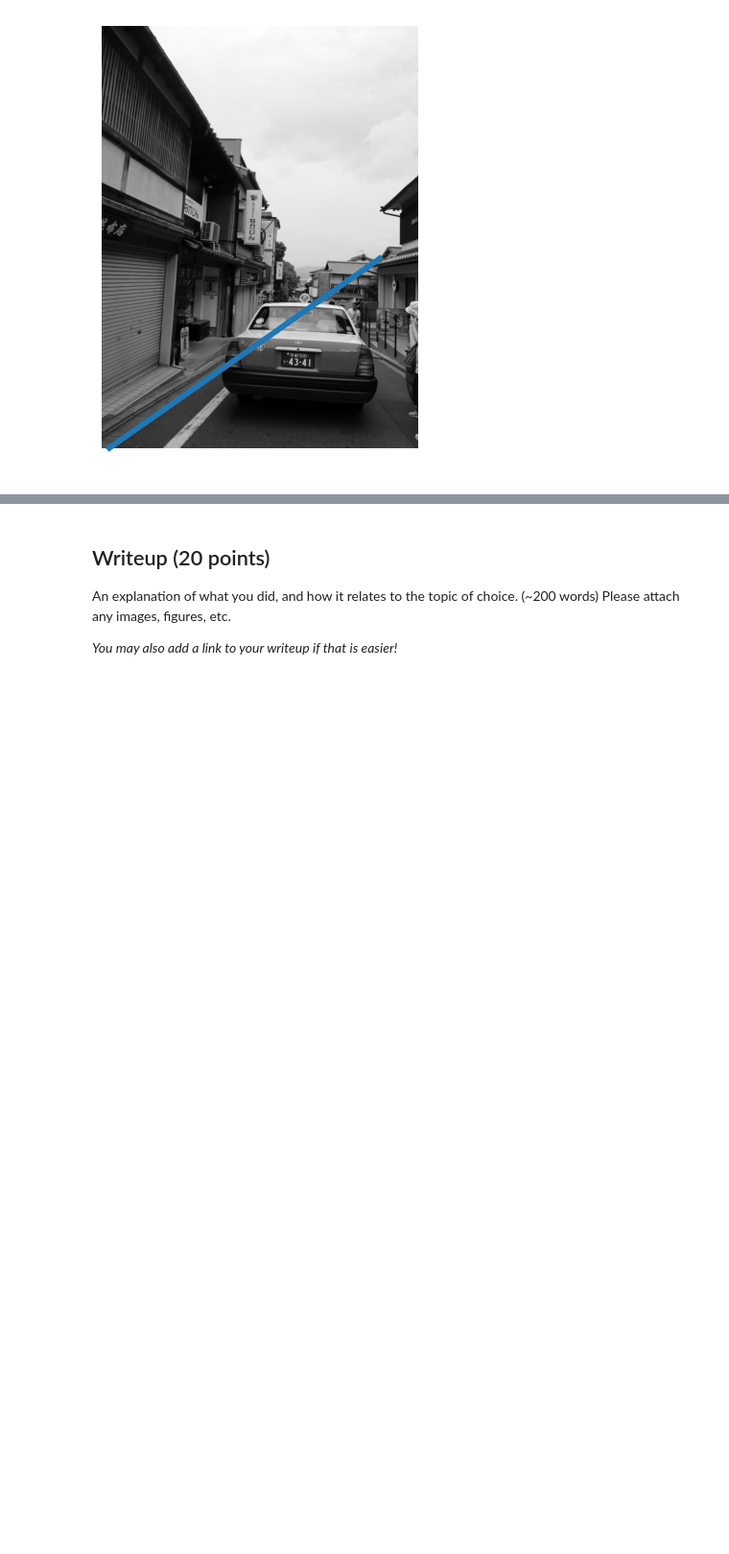
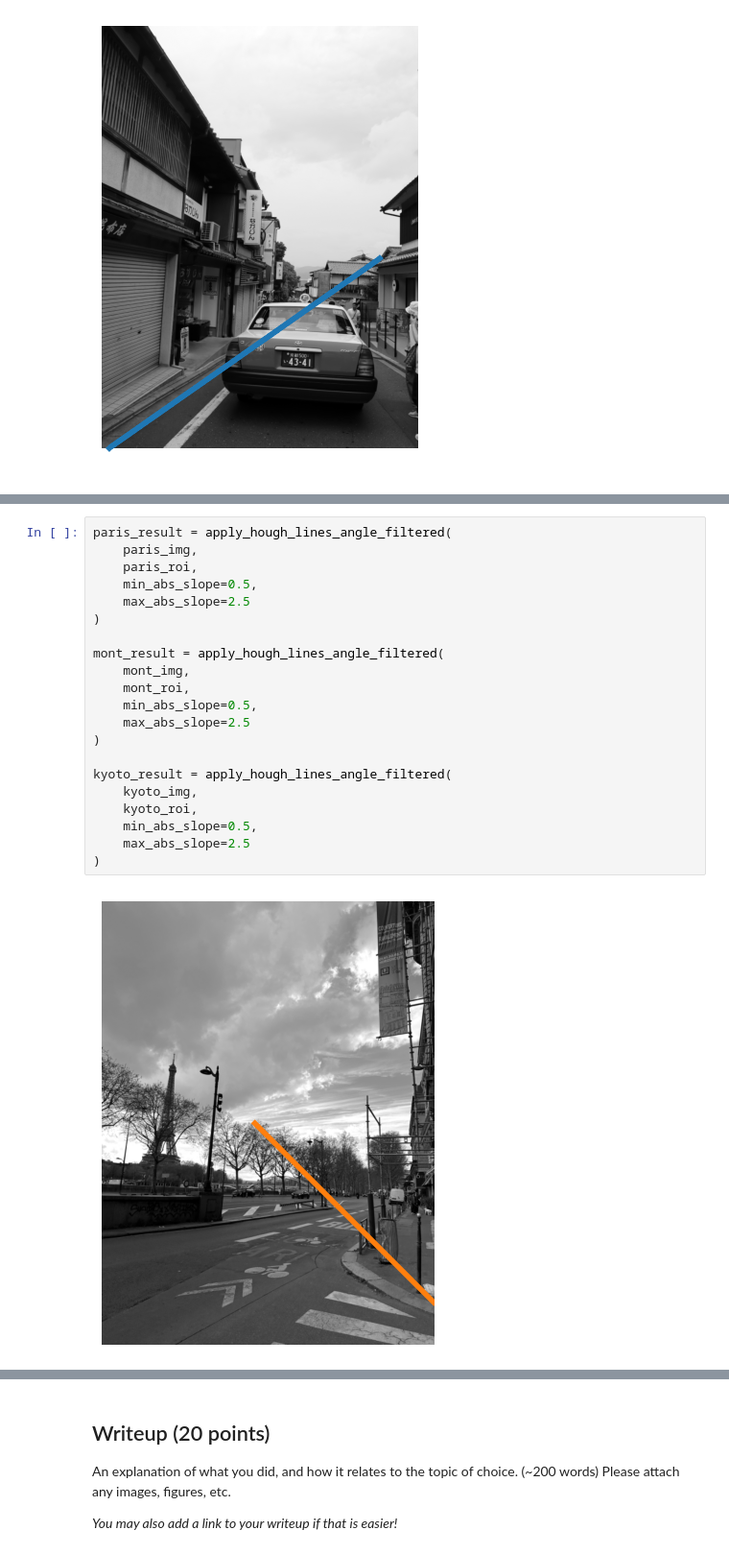
Before and after one commit to miaxiaozl/CS131, a Jupyter notebook: spring_2026/project1_release/option_B/option_b_exploration.ipynb, the cells around one changed output, grey strips where cells are left out. Shown at 96% size. Saved outputs shown, nothing was run; the diff lists cells and outputs as text; blank space fills up the shorter version.

```diff
--- a/spring_2026/project1_release/option_B/option_b_exploration.ipynb
+++ b/spring_2026/project1_release/option_B/option_b_exploration.ipynb
@@ -248,0 +317,23 @@ kyoto_acc, kyoto_rhos, kyoto_thetas, kyoto_left, kyoto_right = apply_hough_lines
+# %%
+paris_result = apply_hough_lines_angle_filtered(
+    paris_img,
+    paris_roi,
+    min_abs_slope=0.5,
+    max_abs_slope=2.5
+)
+
+mont_result = apply_hough_lines_angle_filtered(
+    mont_img,
+    mont_roi,
+    min_abs_slope=0.5,
+    max_abs_slope=2.5
+)
+
+kyoto_result = apply_hough_lines_angle_filtered(
+    kyoto_img,
+    kyoto_roi,
+    min_abs_slope=0.5,
+    max_abs_slope=2.5
+)
+# %% [output]
+[figure, added]
```
Also changed, not shown: parts of 11 cells of this notebook.
